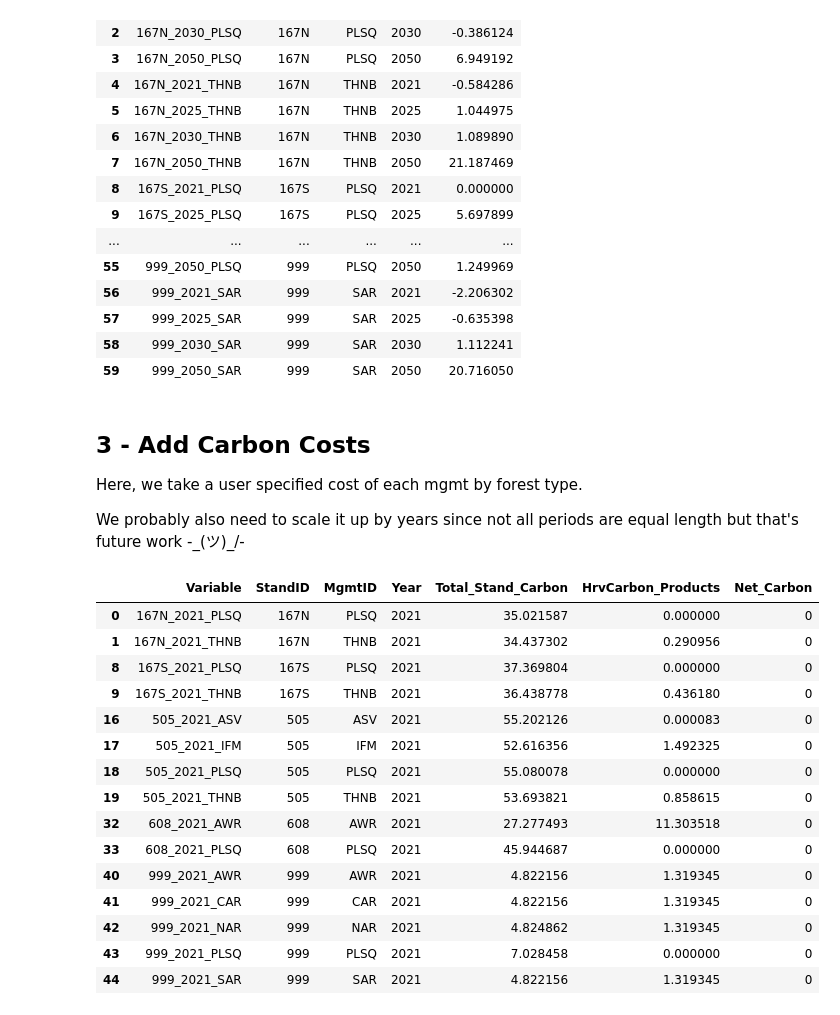
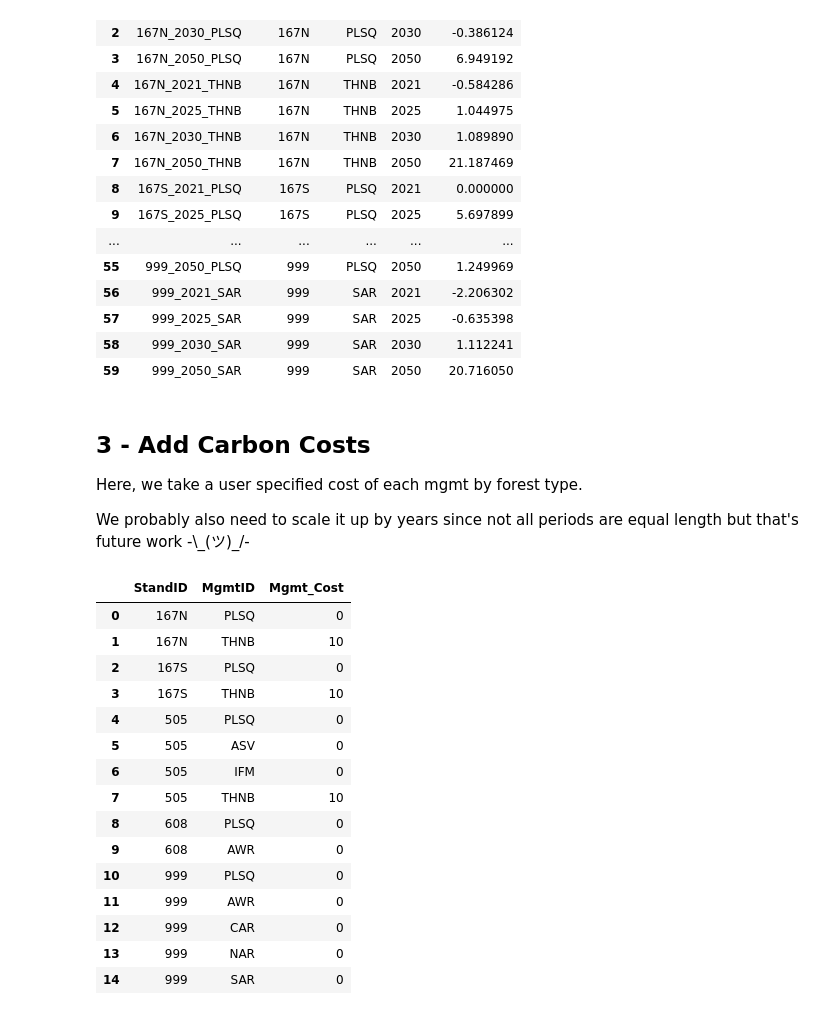
Before and after one commit to New-Jersey-Forest-Service/ForMOM, a Jupyter notebook: minimodel-running/run3_carboncosts/Data Work.ipynb, the cells around one changed output. Drawn from its saved outputs; the diff is of its cells as text; code cells hidden in the pictures.

```diff
--- a/minimodel-running/run3_carboncosts/Data Work.ipynb
+++ b/minimodel-running/run3_carboncosts/Data Work.ipynb
@@ -143,26 +143,7 @@ df_hrv
 ## 3 - Add Carbon Costs
 Here, we take a user specified cost of each mgmt by forest type.
 
-We probably also need to scale it up by years since not all periods are equal length but that's future work -\_(ツ)_/-
+We probably also need to scale it up by years since not all periods are equal length but that's future work -\\\_(ツ)_/-
-# %%
-df[df['Year'] == 2021].sort_values(['StandID', 'MgmtID'])
-# %% [output]
-|  | Variable | StandID | MgmtID | Year | Total_Stand_Carbon | HrvCarbon_Products | Net_Carbon |
-| 0 | 167N_2021_PLSQ | 167N | PLSQ | 2021 | 35.021587 | 0.000000 | 0 |
-| 1 | 167N_2021_THNB | 167N | THNB | 2021 | 34.437302 | 0.290956 | 0 |
-| 8 | 167S_2021_PLSQ | 167S | PLSQ | 2021 | 37.369804 | 0.000000 | 0 |
-| 9 | 167S_2021_THNB | 167S | THNB | 2021 | 36.438778 | 0.436180 | 0 |
-| 16 | 505_2021_ASV | 505 | ASV | 2021 | 55.202126 | 0.000083 | 0 |
-| 17 | 505_2021_IFM | 505 | IFM | 2021 | 52.616356 | 1.492325 | 0 |
-| 18 | 505_2021_PLSQ | 505 | PLSQ | 2021 | 55.080078 | 0.000000 | 0 |
-| 19 | 505_2021_THNB | 505 | THNB | 2021 | 53.693821 | 0.858615 | 0 |
-| 32 | 608_2021_AWR | 608 | AWR | 2021 | 27.277493 | 11.303518 | 0 |
-| 33 | 608_2021_PLSQ | 608 | PLSQ | 2021 | 45.944687 | 0.000000 | 0 |
-| 40 | 999_2021_AWR | 999 | AWR | 2021 | 4.822156 | 1.319345 | 0 |
-| 41 | 999_2021_CAR | 999 | CAR | 2021 | 4.822156 | 1.319345 | 0 |
-| 42 | 999_2021_NAR | 999 | NAR | 2021 | 4.824862 | 1.319345 | 0 |
-| 43 | 999_2021_PLSQ | 999 | PLSQ | 2021 | 7.028458 | 0.000000 | 0 |
-| 44 | 999_2021_SAR | 999 | SAR | 2021 | 4.822156 | 1.319345 | 0 |
 # %%
 COSTS_DICT = {
     '167N': {
@@ -191,3 +172,41 @@ COSTS_DICT = {
         'SAR': 0
     }
 }
+# %%
+# The format of the dict isn't actually all that good for converting to a dataframe
+# so we need some ~finangeling~ for it to work
+datadict = {
+    'StandID': [],
+    'MgmtID': [],
+    'Mgmt_Cost': []
+}
+
+for_types = COSTS_DICT.keys()
+for f in for_types:
+    mgmts = COSTS_DICT[f].keys()
+    for mg in mgmts:
+        cost = COSTS_DICT[f][mg]
+
+        datadict['StandID'].append(f)
+        datadict['MgmtID'].append(mg)
+        datadict['Mgmt_Cost'].append(cost)
+
+df_costs = pd.DataFrame.from_dict(datadict)
+df_costs
+# %% [output]
+|  | StandID | MgmtID | Mgmt_Cost |
+| 0 | 167N | PLSQ | 0 |
+| 1 | 167N | THNB | 10 |
+| 2 | 167S | PLSQ | 0 |
+| 3 | 167S | THNB | 10 |
+| 4 | 505 | PLSQ | 0 |
+| 5 | 505 | ASV | 0 |
+| 6 | 505 | IFM | 0 |
+| 7 | 505 | THNB | 10 |
+| 8 | 608 | PLSQ | 0 |
+| 9 | 608 | AWR | 0 |
+| 10 | 999 | PLSQ | 0 |
+| 11 | 999 | AWR | 0 |
+| 12 | 999 | CAR | 0 |
+| 13 | 999 | NAR | 0 |
+| 14 | 999 | SAR | 0 |
```
Also changed, not shown: parts of 4 cells of this notebook, 2 other files.
